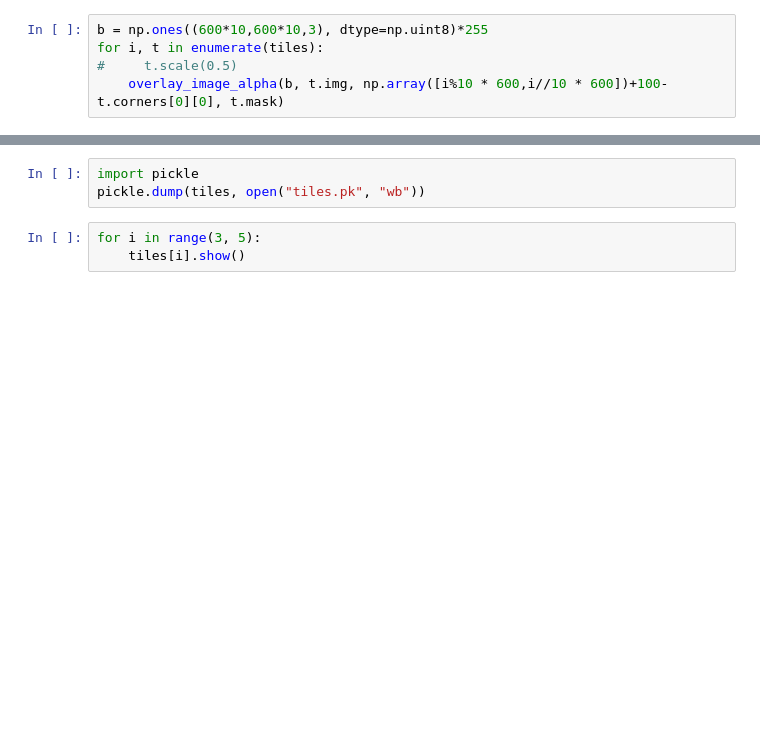
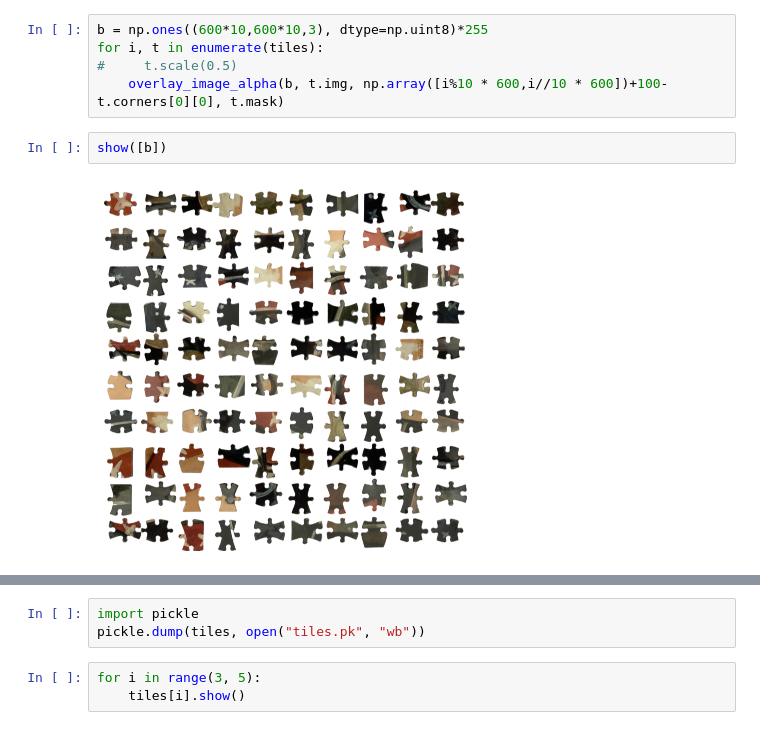
Before and after one commit to tang-ji/jigsaw-puzzle-solver, a Jupyter notebook: main.ipynb, the cells around one changed output, grey strips where cells are left out. Drawn from its saved outputs; the diff is of its cells as text; blank space fills up the shorter version.

```diff
--- a/main.ipynb
+++ b/main.ipynb
@@ -47,6 +54,10 @@ b = np.ones((600*10,600*10,3), dtype=np.uint8)*255
 for i, t in enumerate(tiles):
 #     t.scale(0.5)
     overlay_image_alpha(b, t.img, np.array([i%10 * 600,i//10 * 600])+100-t.corners[0][0], t.mask)
+# %%
+show([b])
+# %% [output]
+[figure, added]
 # %%
 show([b])
 # %% [output]
```
Also changed, not shown: parts of 10 cells of this notebook, 1 other file.
